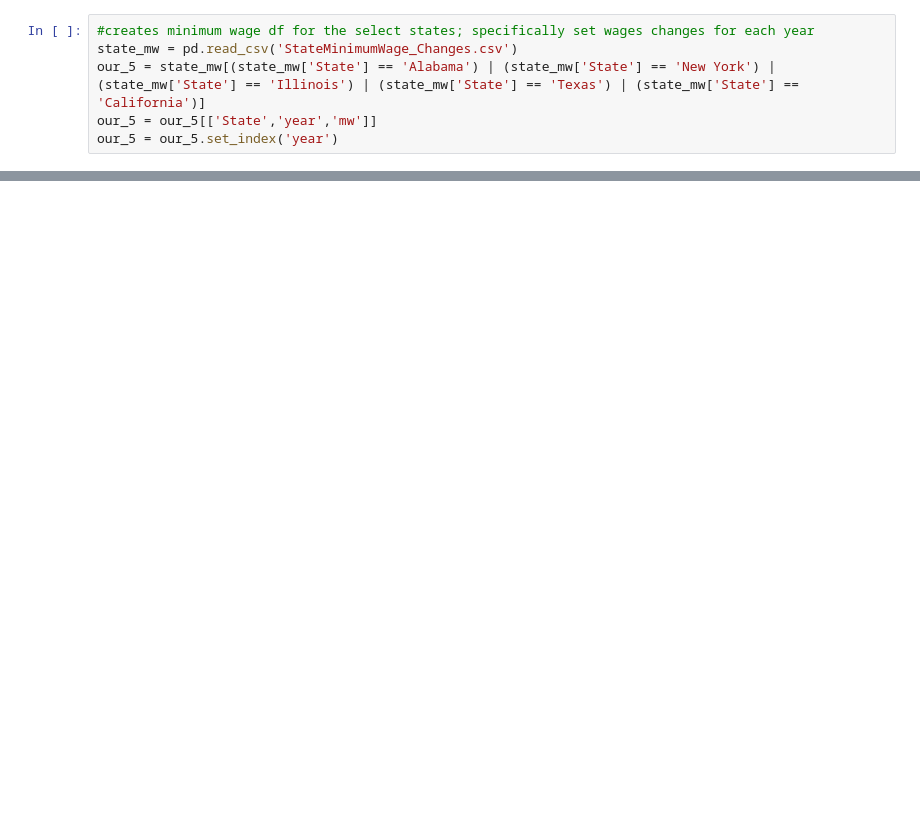
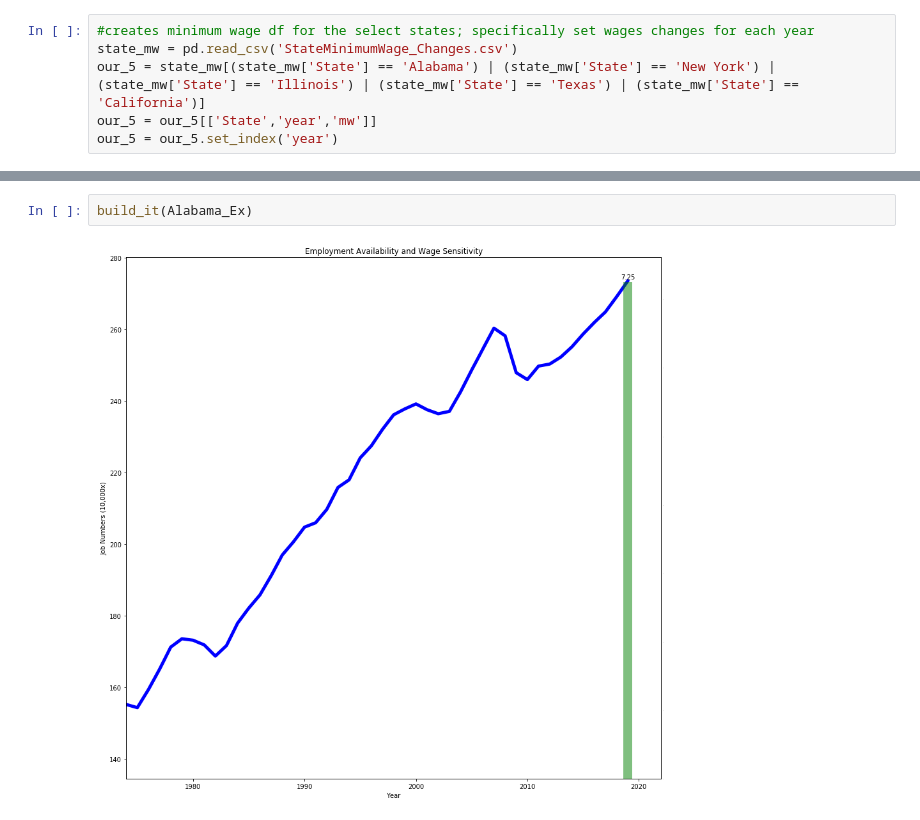
Before and after one commit to devindubin/ProjectOne, a Jupyter notebook: devin_Resources/Newest_Ind_Emp.ipynb, the cells around one changed output, grey strips where cells are left out. Cells and saved outputs as stored; diff of their text form; blank space fills up the shorter version.

```diff
--- a/devin_Resources/Newest_Ind_Emp.ipynb
+++ b/devin_Resources/Newest_Ind_Emp.ipynb
@@ -171,0 +222,4 @@ No handles with labels found to put in legend.
+# %%
+build_it(Alabama_Ex)
+# %% [output]
+[figure, added]
```
Also changed, not shown: parts of 8 cells of this notebook.
